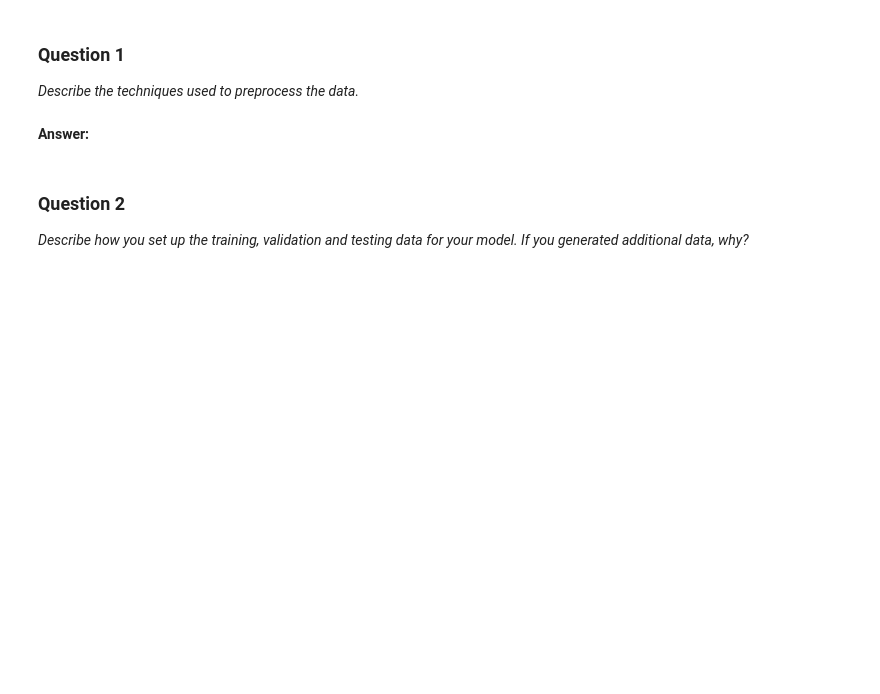
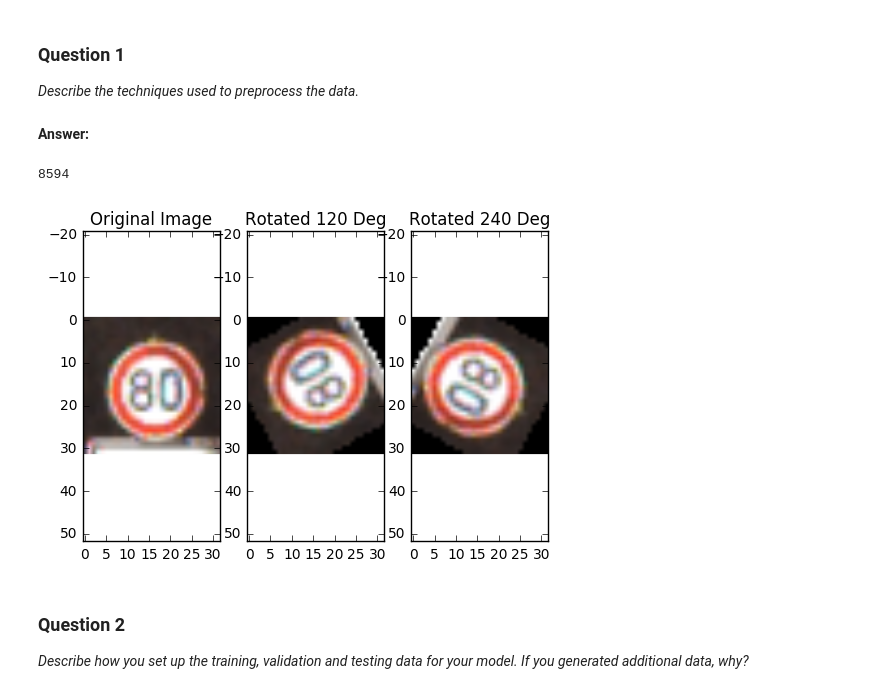
Before and after one commit to qqquan/CarND_p2_traffic_sign_classifier, a Jupyter notebook: Traffic_Signs_Recognition.ipynb, the cells around one changed output. Drawn from its saved outputs; the diff is of its cells as text; code cells hidden in the pictures; blank space fills up the shorter version.

Commit message:
generate additional rotation data; add dropout layer

```diff
--- a/Traffic_Signs_Recognition.ipynb
+++ b/Traffic_Signs_Recognition.ipynb
@@ -188,0 +148,48 @@ _Describe the techniques used to preprocess the data._
+# %%
+### todo: Generate data additional (if you want to!)
+### and split the data into training/validation/testing sets here.
+### Feel free to use as many code cells as needed.
+
+
+
+#todo: image transformation, e.g. rotation, illumination
+from scipy import ndimage
+
+
+def TrafSign_DataAugmentation_Rotation(existing_data, num_of_new):
+
+    # X_train_rot = np.array([], dtype=np.int).reshape((0,)+X_train_raw[0].shape)
+    degree =  (360/(num_of_new+1))  # increment by (360/rotation_image_num)
+
+    data_rot = ndimage.rotate(existing_data,degree,(2,1),reshape=False)
+
+    for i in range(num_of_new-1):
+        data_rot_tmp = ndimage.rotate(existing_data,degree*(i+2),(2,1),reshape=False) # i+2 is for the 2nd new image array
+        data_rot = np.vstack((data_rot,data_rot_tmp))
+    return data_rot
+
+
+Rotation_NumOfNewImage = 2
+X_train_rot = TrafSign_DataAugmentation_Rotation(X_train_raw, Rotation_NumOfNewImage)
+y_train_rot_one_hot = np.tile(y_train_one_hot, (Rotation_NumOfNewImage, 1))
+# %%
+# plot augmented examples
+
+idx = int(n_train * np.random.random())
+
+print(idx)
+fig, axes = plt.subplots(nrows=1, ncols=Rotation_NumOfNewImage+1, sharex=True)
+
+img = X_train_raw[idx]
+axes[0].set_title('Original Image')
+axes[0].imshow(img)
+
+for i in range(Rotation_NumOfNewImage):
+    img = X_train_rot[idx + i*n_train]
+    axes[i+1].set_title('Rotated {} Deg'.format((i+1)*(360//(Rotation_NumOfNewImage+1))))
+    axes[i+1].imshow(img)
+
+plt.show()
+# %% [output]
+8594
+[figure, added]
```
Also changed, not shown: parts of 22 cells of this notebook, 1 other file.
